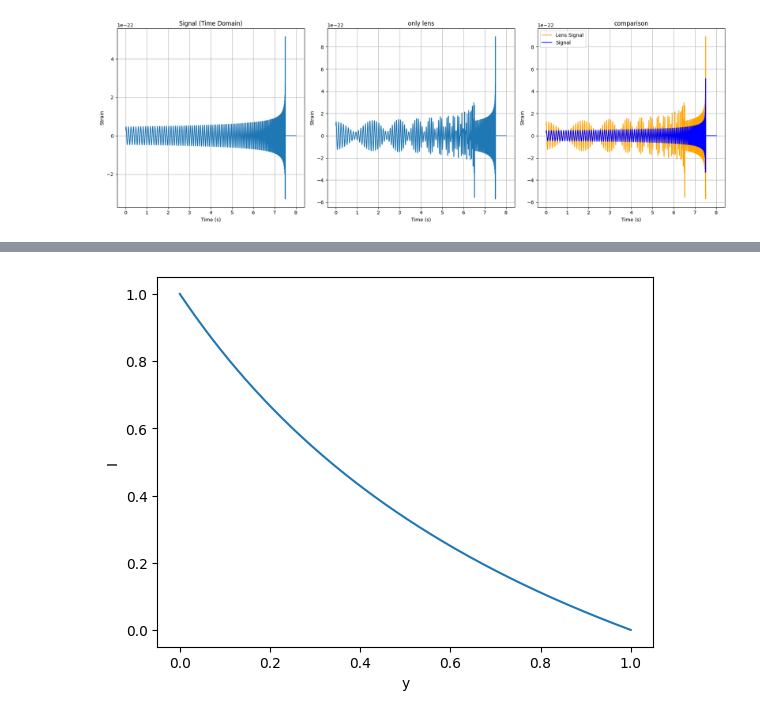
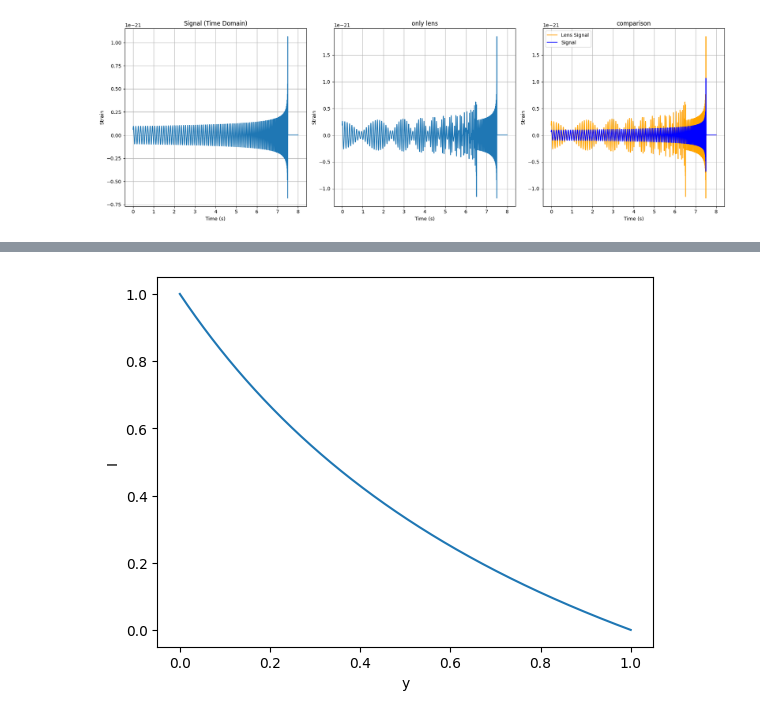
Before and after one commit to WeiQYU/PSO_change, a Jupyter notebook: Main/generate_data/data.ipynb, the cells around one changed output, grey strips where cells are left out. Cells and saved outputs as stored; diff of their text form; code cells hidden in the pictures.

```diff
--- a/Main/generate_data/data.ipynb
+++ b/Main/generate_data/data.ipynb
@@ -33,8 +33,7 @@ tc = 7.5  # 合并时间，选择使信号在最后时刻达到峰值
 phi_c = 0.25 * np.pi
 
 # SIS透镜参数
-r = 3100 * 1e6 * pc  # 源距离 (410 Mpc)
-
+r = 1500 * 1e6 * pc  # 源距离
 
 # 函数：引力波波形生成（啁啾信号）
 def generate_gw_signal(t):
@@ -82,35 +81,36 @@ def lens_time(h_original, t, y):
 
 # 计算引力波信号
 h = generate_gw_signal(t)
+# h = h * 0.25
 h_lens = lens_time(h, t, y)
 # 绘制原始信号的时域
 plt.figure(figsize=(18, 6))
 # 时域原始信号
 plt.subplot(131)
 plt.plot(t, h)
 plt.title('Signal (Time Domain)')
 plt.xlabel('Time (s)')
 plt.ylabel('Strain')
 plt.grid(True)
 plt.subplot(132)
 plt.plot(t, h_lens, label='Lens Signal(T)')
 plt.title('only lens')
 plt.xlabel('Time (s)')
 plt.ylabel('Strain')
 plt.grid(True)
 plt.tight_layout()
 plt.subplot(133)
 plt.plot(t, h_lens, 'orange', label='Lens Signal')
 plt.plot(t, h, 'b', label='Signal')
 plt.title('comparison')
 plt.xlabel('Time (s)')
 plt.ylabel('Strain')
 plt.legend()
 plt.grid(True)
 plt.tight_layout()
 plt.show()
 # %% [output]
-[figure, old version]
+[figure, new version]
 # %%
 from scipy.io import savemat
 import pycbc.noise
```
Also changed, not shown: parts of 5 cells of this notebook, 51 other files.
